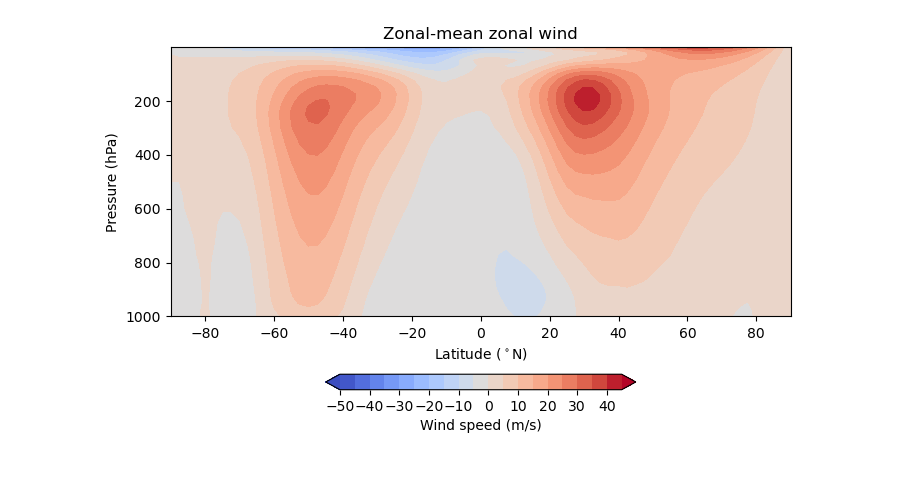
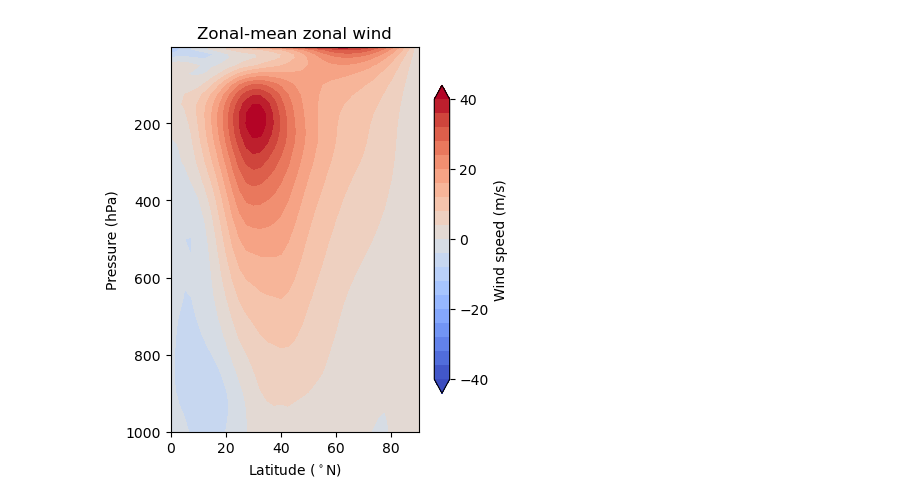
Before and after one commit to Caturrell/eddy_feedback, a Jupyter notebook: EPflux/jra55.ipynb, the cells around one changed output. Cells and saved outputs as stored; diff of their text form; code cells hidden in the pictures; blank space fills up the shorter version.

```diff
--- a/EPflux/jra55.ipynb
+++ b/EPflux/jra55.ipynb
@@ -27,9 +27,9 @@ Data variables:
     div2     (time, level, lat) float64 dask.array<chunksize=(1, 37, 73), meta=np.ndarray>
     ubar     (level, lat) float32 dask.array<chunksize=(37, 73), meta=np.ndarray>
 # %%
-ef.plot_ubar(ds)
+ef.plot_ubar(ds, latitude='NH')
 # %% [output]
-[figure, old version]
+[figure, new version]
 # %%
 ef.plot_ubar_epflux(ds, skip_lat=3)
 # %% [output]
```
Also changed, not shown: parts of 5 cells of this notebook, 2 other files.
